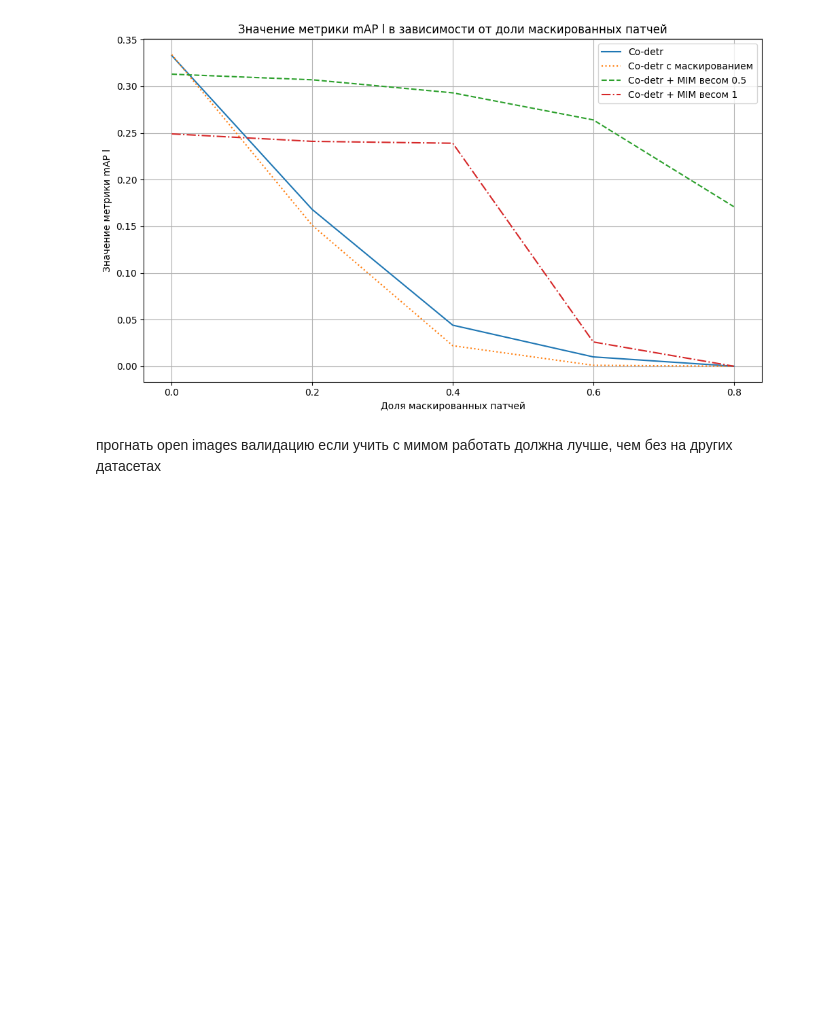
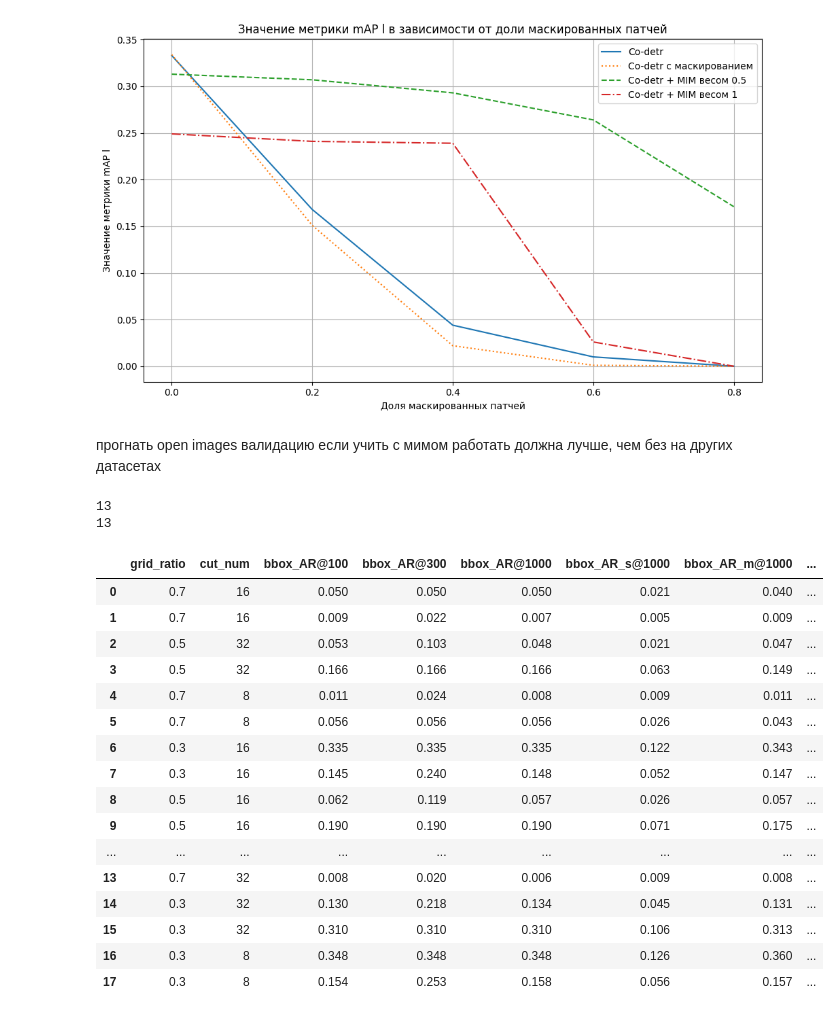
Before and after one commit to Vladislav-Kanev/co_detr_with_mim, a Jupyter notebook: graphics.ipynb, the cells around one changed output. Saved outputs shown, nothing was run; the diff lists cells and outputs as text; code cells hidden in the pictures; blank space fills up the shorter version.

```diff
--- a/graphics.ipynb
+++ b/graphics.ipynb
@@ -247,3 +286,69 @@ for i in improved_mim_test.columns[:-1]:
 # %% [markdown]
 прогнать open images валидацию
 если учить с мимом работать должна лучше, чем без на других датасетах
+# %%
+from pathlib import Path
+import json
+
+mim_base_dir = 'work_dirs/mim_with_swin_improved_mim_weight05'
+# more_masked_base_dir = 'work_dirs/mim_with_swin_improved_mim_masking'
+baseline_base_dir = 'work_dirs/swin_baseline'
+# baseline_masked_base_dir = 'work_dirs/swin_baseline_masked'
+
+def get_eval_jsons(base_dir):
+    """
+    Рекурсивно ищет все файлы eval_*.json в папках masking_test/masking_0X
+    и возвращает список с кортежами (путь к файлу, содержимое файла).
+    """
+    base_dir = Path(base_dir)
+    results = []
+    for json_path in base_dir.rglob('grid/grid*/eval_*.json'):
+        with open(json_path, 'r') as f:
+            try:
+                data = json.load(f)
+                results.append((json_path, data))  # можно сохранить и путь, и содержимое
+            except json.JSONDecodeError:
+                print(f"⚠️ Не удалось прочитать: {json_path}")
+    if len(results) == 0:
+        print(f"⚠️ Не найдено eval_*.json в {base_dir}")
+        return pd.DataFrame()
+    print(len(results[0][1]['metric'].keys()))
+    cols = ['grid_ratio', 'cut_num', *results[0][1]['metric'].keys()][:-1]
+    # print([results[i][1]['config'] for i in range(len(results))], [results[i][1]['config'][results[0][1]['config'].find('.py') - 1] for i in range(len(results))])
+    # print(results[0][1]['config'].split('/')[-1].split('.')[0].split('_')[-3::2])
+    params = [results[i][1]['config'].split('/')[-1].split('.')[0].split('_')[-3::2] for i in range(len(results))]
+    grid_ratios = [ int(i[0]) / 10 for i in params]
+    cut = [int(i[1]) for i in params]
+
+    parsed_res = [[grid_ratios[i], cut[i], *results[i][1]['metric'].values()][:-1] for i in  range(len(results))]
+    data = pd.DataFrame(parsed_res, columns=cols)
+
+    return data
+
+mim_base_data = get_eval_jsons(mim_base_dir)
+# more_masked_base_data = get_eval_jsons(more_masked_base_dir)
+baseline_base_data = get_eval_jsons(baseline_base_dir)
+# baseline_masked_base_data = get_eval_jsons(baseline_masked_base_dir)
+# %% [output]
+13
+13
+# %%
+mim_base_data
+# %% [output]
+|  | grid_ratio | cut_num | bbox_AR@100 | bbox_AR@300 | bbox_AR@1000 | bbox_AR_s@1000 | bbox_AR_m@1000 | ... |
+| 0 | 0.7 | 16 | 0.050 | 0.050 | 0.050 | 0.021 | 0.040 | ... |
+| 1 | 0.7 | 16 | 0.009 | 0.022 | 0.007 | 0.005 | 0.009 | ... |
+| 2 | 0.5 | 32 | 0.053 | 0.103 | 0.048 | 0.021 | 0.047 | ... |
+| 3 | 0.5 | 32 | 0.166 | 0.166 | 0.166 | 0.063 | 0.149 | ... |
+| 4 | 0.7 | 8 | 0.011 | 0.024 | 0.008 | 0.009 | 0.011 | ... |
+| 5 | 0.7 | 8 | 0.056 | 0.056 | 0.056 | 0.026 | 0.043 | ... |
+| 6 | 0.3 | 16 | 0.335 | 0.335 | 0.335 | 0.122 | 0.343 | ... |
+| 7 | 0.3 | 16 | 0.145 | 0.240 | 0.148 | 0.052 | 0.147 | ... |
+| 8 | 0.5 | 16 | 0.062 | 0.119 | 0.057 | 0.026 | 0.057 | ... |
+| 9 | 0.5 | 16 | 0.190 | 0.190 | 0.190 | 0.071 | 0.175 | ... |
+| ... | ... | ... | ... | ... | ... | ... | ... | ... |
+| 13 | 0.7 | 32 | 0.008 | 0.020 | 0.006 | 0.009 | 0.008 | ... |
+| 14 | 0.3 | 32 | 0.130 | 0.218 | 0.134 | 0.045 | 0.131 | ... |
+| 15 | 0.3 | 32 | 0.310 | 0.310 | 0.310 | 0.106 | 0.313 | ... |
+| 16 | 0.3 | 8 | 0.348 | 0.348 | 0.348 | 0.126 | 0.360 | ... |
+| 17 | 0.3 | 8 | 0.154 | 0.253 | 0.158 | 0.056 | 0.157 | ... |
```
Also changed, not shown: parts of 5 cells of this notebook, 54 other files.
